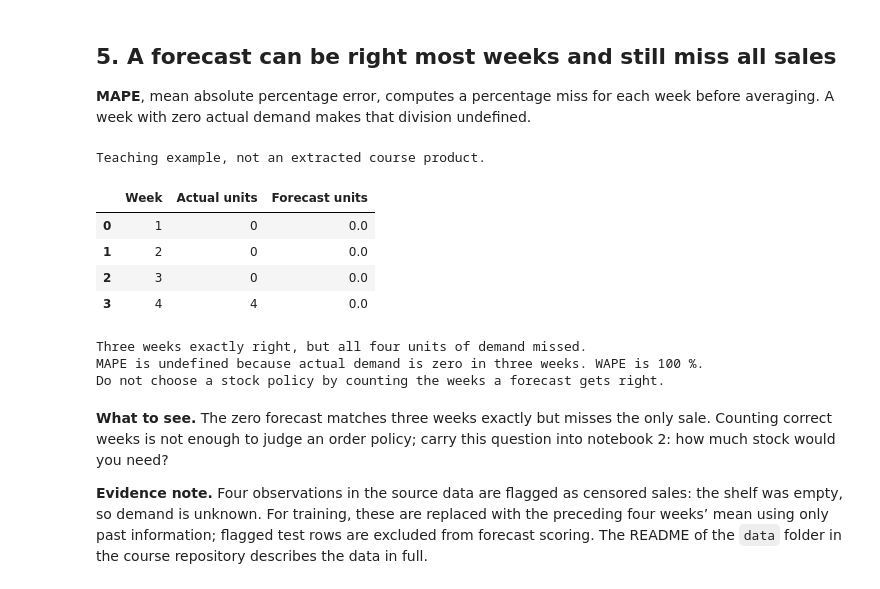
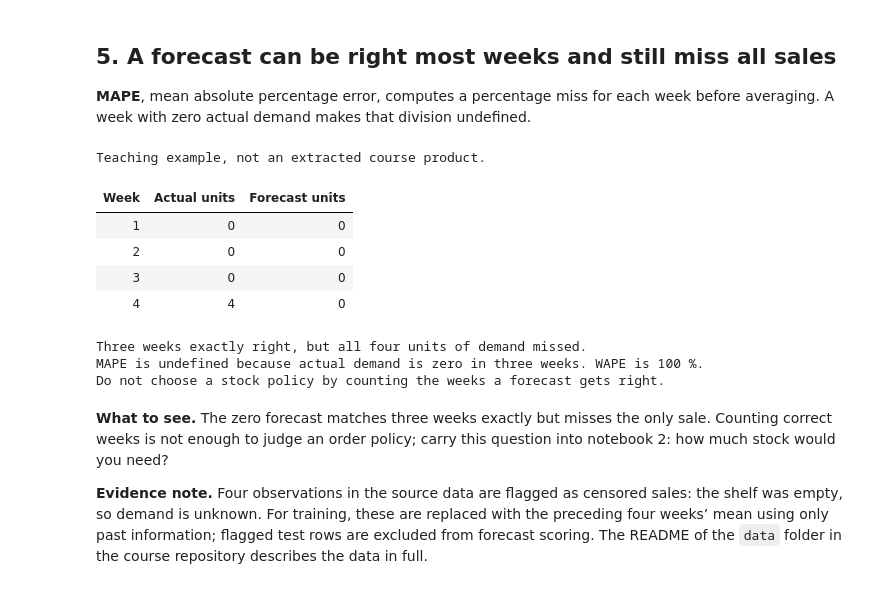
Before and after one commit to FH-Prevail/jku_course, a Jupyter notebook: notebooks/1_see_and_forecast.ipynb, the cells around one changed output. Cells and saved outputs as stored; diff of their text form; code cells hidden in the pictures.

Commit message:
Notebook tables: one header row, titles aligned with their columns

```diff
--- a/notebooks/1_see_and_forecast.ipynb
+++ b/notebooks/1_see_and_forecast.ipynb
@@ -64,6 +64,21 @@ def series_id(product):
         return product
     raise ValueError("Choose one of the product names in the dropdown.")
 
+
+def neat(table, formats=None, na_rep=""):
+    """Show a table the same way in every cell: all titles in one header row, the first column on the left,
+    the other columns on the right, under their titles."""
+    table = table.rename_axis(columns=None)          # no title above the column titles
+    if table.index.name is not None:
+        table = table.reset_index()                  # the row labels become an ordinary first column
+    styled = table.style.hide(axis="index")
+    if formats:
+        styled = styled.format(formats, na_rep=na_rep)
+    return styled.set_table_styles([
+        {"selector": "th, td", "props": "text-align: right; padding: 4px 14px;"},
+        {"selector": "th.col0, td.col0", "props": "text-align: left;"},
+    ])
+
 print("Ready. The course data is loaded.")
 print("The forecasts were computed in advance, using only what was known at each forecast date.")
 # %% [output]
@@ -342,23 +354,24 @@ Flagged stockout observations are excluded from scoring because their demand is
 # %%
 def zeros_demo():
     """A forecast of zero for a slow mover: right in three weeks, and still every unit missed."""
     actual = np.array([0, 0, 0, 4])
     forecast = np.zeros(4)
     print("Teaching example, not an extracted course product.")
-    display(pd.DataFrame({"Week": [1, 2, 3, 4], "Actual units": actual, "Forecast units": forecast}))
+    display(neat(pd.DataFrame({"Week": [1, 2, 3, 4], "Actual units": actual, "Forecast units": forecast}),
+                 {"Actual units": "{:.0f}", "Forecast units": "{:.0f}"}))
     print("Three weeks exactly right, but all four units of demand missed.")
     print("MAPE is undefined because actual demand is zero in three weeks. WAPE is 100 %.")
     print("Do not choose a stock policy by counting the weeks a forecast gets right.")
 
 
 zeros_demo()
 # %% [output]
 Teaching example, not an extracted course product.
-|  | Week | Actual units | Forecast units |
-| 0 | 1 | 0 | 0.0 |
-| 1 | 2 | 0 | 0.0 |
-| 2 | 3 | 0 | 0.0 |
-| 3 | 4 | 4 | 0.0 |
+| Week | Actual units | Forecast units |
+| 1 | 0 | 0 |
+| 2 | 0 | 0 |
+| 3 | 0 | 0 |
+| 4 | 4 | 0 |
 Three weeks exactly right, but all four units of demand missed.
 MAPE is undefined because actual demand is zero in three weeks. WAPE is 100 %.
 Do not choose a stock policy by counting the weeks a forecast gets right.
```
Also changed, not shown: parts of 3 cells of this notebook, 4 other files.
